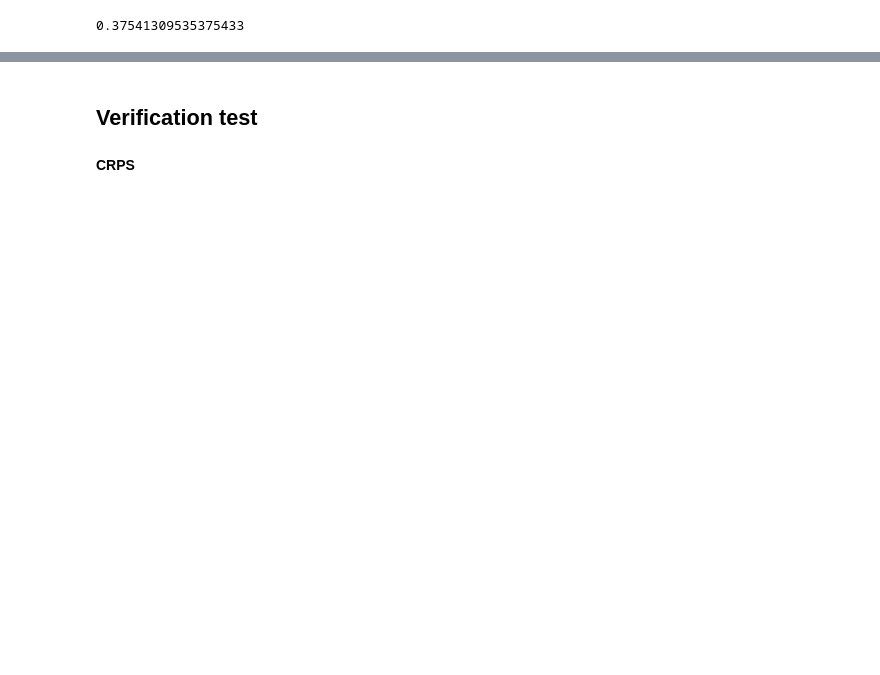
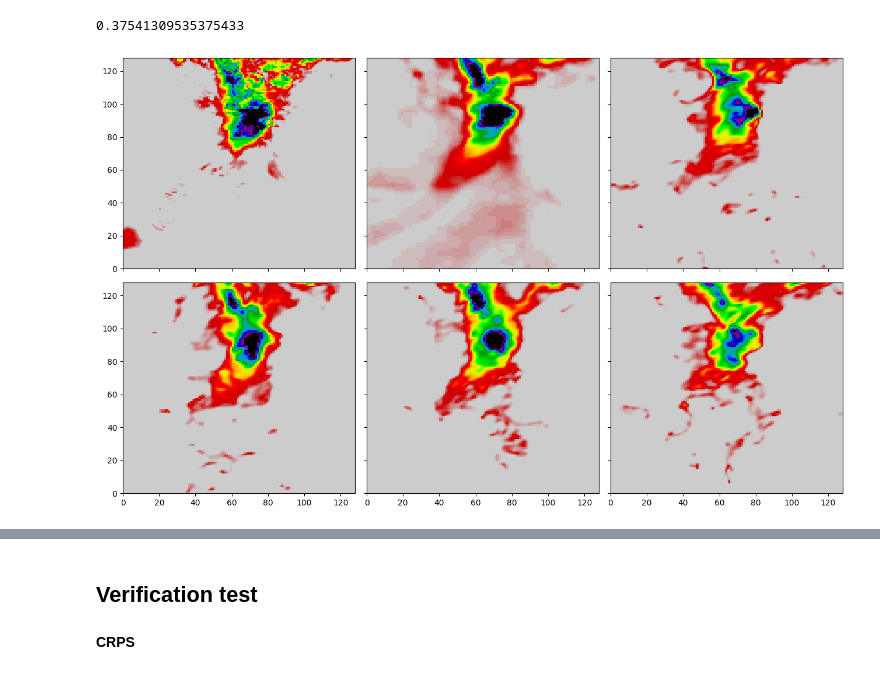
Before and after one commit to yingkaisha/MRMS_diffusion_bridge, a Jupyter notebook: CNN02_LDM_with_resize_prediction_test.ipynb, the cells around one changed output, grey strips where cells are left out. Drawn from its saved outputs; the diff is of its cells as text; code cells hidden in the pictures; blank space fills up the shorter version.

```diff
--- a/CNN02_LDM_with_resize_prediction_test.ipynb
+++ b/CNN02_LDM_with_resize_prediction_test.ipynb
@@ -105,11 +106,7 @@ N_atten2 = np.sum(right_attention)
 
 load_weights = True # True: load previous weights
 # location of the previous weights
-model_name = '/glade/work/ksha/GAN/models/LDM_resize{}-{}_res{}_tune6/'.format(
-    N_atten1, N_atten2, num_res_blocks)
-
-# location for saving new weights
-model_name_save = '/glade/work/ksha/GAN/models/LDM_resize{}-{}_res{}_tune6/'.format(
+model_name = '/glade/work/ksha/GAN/models/LDM_resize{}-{}_res{}_tune7/'.format(
     N_atten1, N_atten2, num_res_blocks)
 
 lr = 0
@@ -364,7 +361,8 @@ name_save = '/glade/campaign/cisl/aiml/ksha/LDM_results/LDM_day{:03d}_ini{:02d}_
 # %% [markdown]
 ## Main prediction loop
 # %%
-T = 49
+#T = 25 > 30 > 20 > 15 > 49
+T = 20
 # %%
 # ------- Import data ------- #
 with h5py.File(name_MRMS.format(year), 'r') as h5io:
@@ -564,19 +560,21 @@ np.mean(np.abs(APCP_true_eval-MRMS_true_eval))
 # %% [output]
 0.37541309535375433
 # %%
-i_pick = 1
+i_pick = 0
 
 fig, AX = plt.subplots(2, 3, figsize=(13, 8), sharex=True, sharey=True)
 
 AX[0][0].pcolormesh(MRMS_true_eval[i_pick, ...], vmin=0, vmax=15, cmap=plt.cm.nipy_spectral_r)
 AX[0][1].pcolormesh(APCP_true_eval[i_pick, ...], vmin=0, vmax=15, cmap=plt.cm.nipy_spectral_r)
 
 AX[0][2].pcolormesh(MRMS_pred_eval[0, i_pick, ...], vmin=0, vmax=15, cmap=plt.cm.nipy_spectral_r)
 AX[1][0].pcolormesh(MRMS_pred_eval[1, i_pick, ...], vmin=0, vmax=15, cmap=plt.cm.nipy_spectral_r)
 AX[1][1].pcolormesh(MRMS_pred_eval[2, i_pick, ...], vmin=0, vmax=15, cmap=plt.cm.nipy_spectral_r)
 AX[1][2].pcolormesh(MRMS_pred_eval[3, i_pick, ...], vmin=0, vmax=15, cmap=plt.cm.nipy_spectral_r)
 
 plt.tight_layout()
+# %% [output]
+[figure, added]
 # %%
 i_pick = 4
 
```
Also changed, not shown: parts of 12 cells of this notebook, 2 other files.
